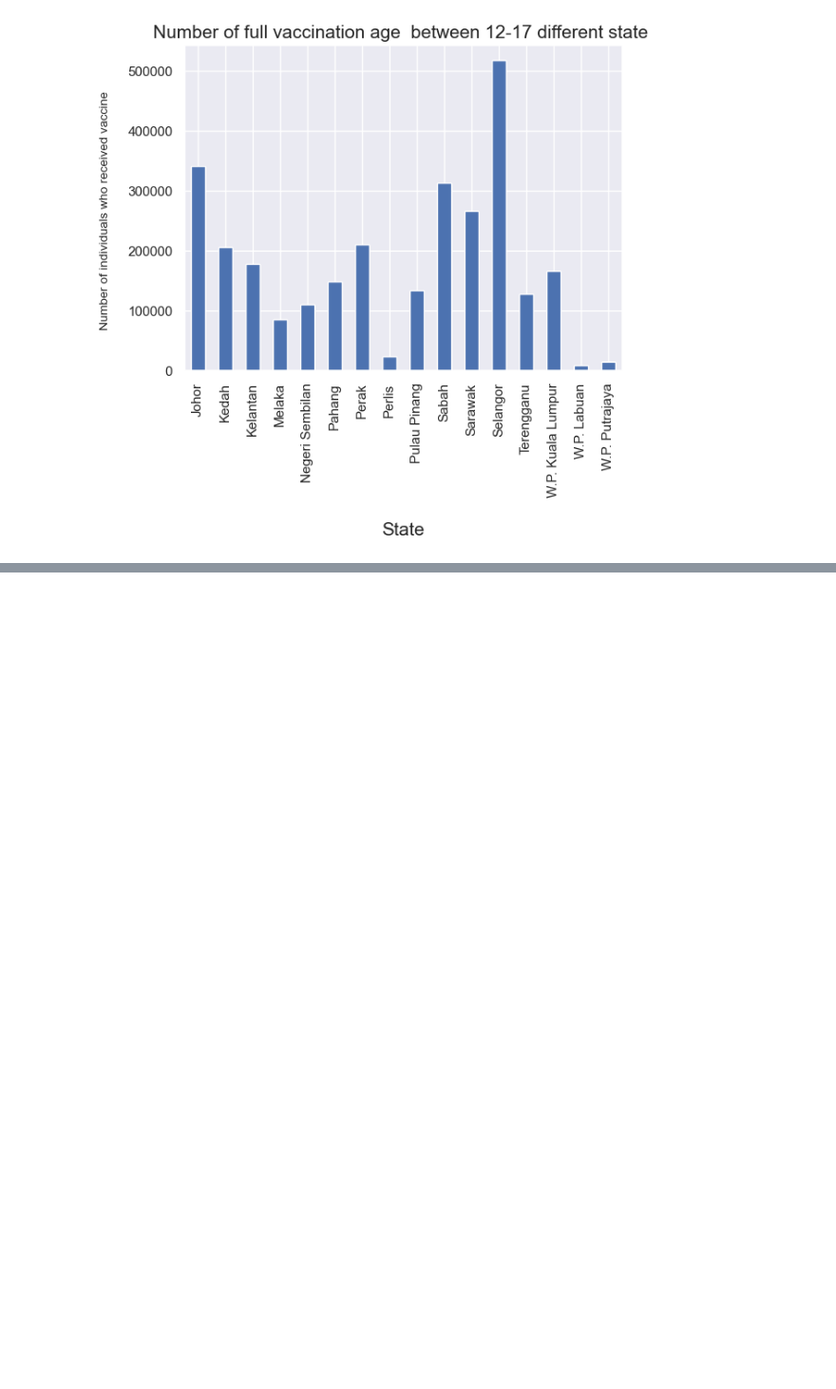
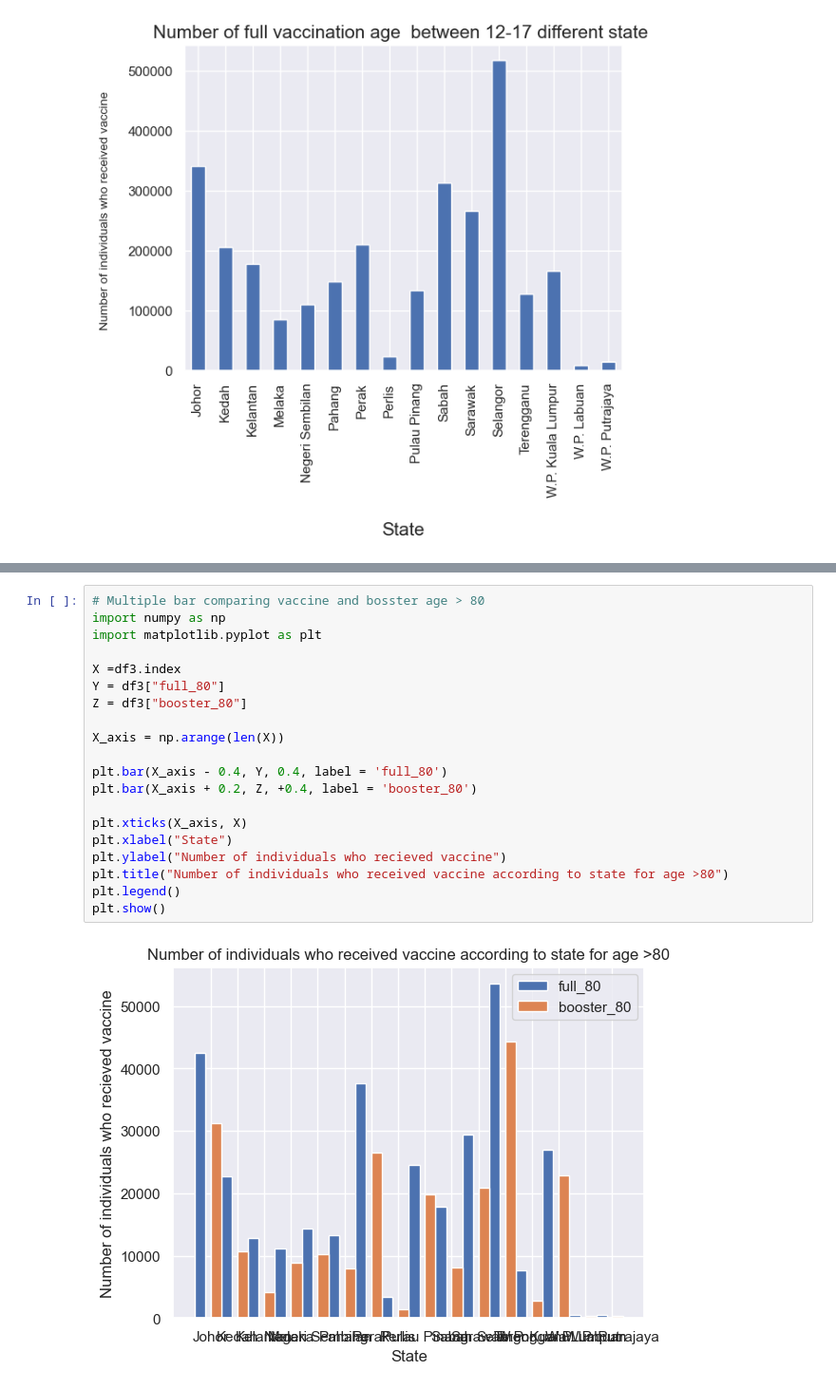
Before and after one commit to isaackong87/hia302_project, a Jupyter notebook: data_wrangler_irfan.ipynb, the cells around one changed output, grey strips where cells are left out. Shown at 95% size. Cells and saved outputs as stored; diff of their text form; blank space fills up the shorter version.

```diff
--- a/data_wrangler_irfan.ipynb
+++ b/data_wrangler_irfan.ipynb
@@ -285,0 +384,22 @@ Text(0, 0.5, 'Number of individuals who received vaccine \n')
+# %%
+# Multiple bar comparing vaccine and bosster age > 80
+import numpy as np
+import matplotlib.pyplot as plt
+
+X =df3.index
+Y = df3["full_80"]
+Z = df3["booster_80"]
+
+X_axis = np.arange(len(X))
+
+plt.bar(X_axis - 0.4, Y, 0.4, label = 'full_80')
+plt.bar(X_axis + 0.2, Z, +0.4, label = 'booster_80')
+
+plt.xticks(X_axis, X)
+plt.xlabel("State")
+plt.ylabel("Number of individuals who recieved vaccine")
+plt.title("Number of individuals who received vaccine according to state for age >80")
+plt.legend()
+plt.show()
+# %% [output]
+[figure, added]
```
Also changed, not shown: parts of 8 cells of this notebook.
